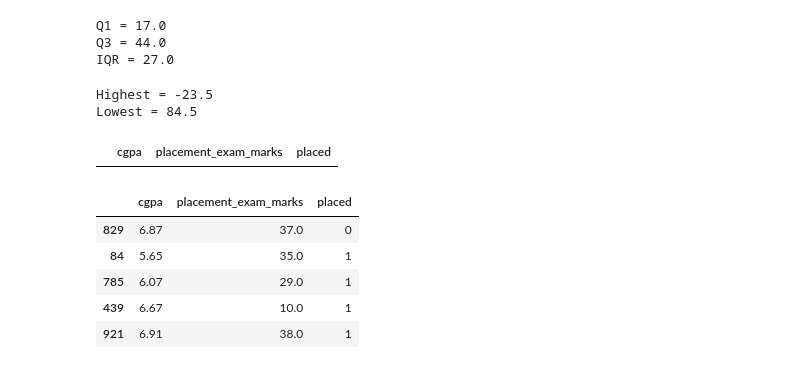
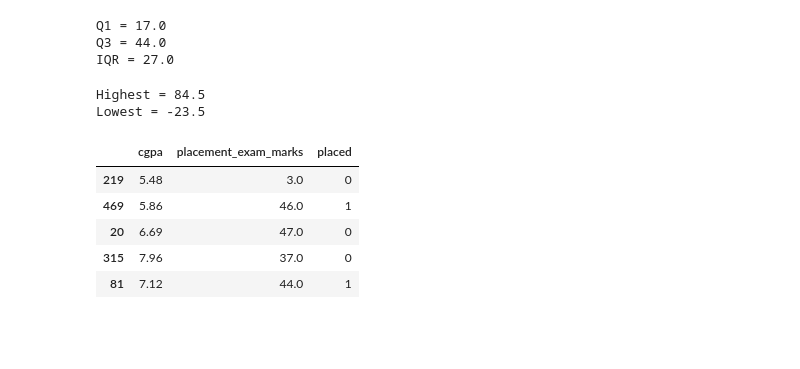
Before and after one commit to Khushi130404/Outlier_Exterminator, a Jupyter notebook: IQR/trimming.ipynb, the cells around one changed output. Drawn from its saved outputs; the diff is of its cells as text; code cells hidden in the pictures; blank space fills up the shorter version.

```diff
--- a/IQR/trimming.ipynb
+++ b/IQR/trimming.ipynb
@@ -69,24 +69,22 @@ Q1 = 17.0
 Q3 = 44.0
 IQR = 27.0
 # %%
-highest = Q1-1.5*IQR
-lowest = Q3+1.5*IQR
+lowest = Q1-1.5*IQR
+highest = Q3+1.5*IQR
 print("Highest =",highest)
 print("Lowest =",lowest)
 # %% [output]
-Highest = -23.5
-Lowest = 84.5
+Highest = 84.5
+Lowest = -23.5
 # %%
-df[(df['placement_exam_marks']<highest) & (df['placement_exam_marks']>lowest)]
+new_df = df[(df['placement_exam_marks']<highest) & (df['placement_exam_marks']>lowest)]
-# %% [output]
-|  | cgpa | placement_exam_marks | placed |
 # %%
-df.sample(5)
+new_df.sample(5)
 # %% [output]
 |  | cgpa | placement_exam_marks | placed |
-| 829 | 6.87 | 37.0 | 0 |
-| 84 | 5.65 | 35.0 | 1 |
-| 785 | 6.07 | 29.0 | 1 |
-| 439 | 6.67 | 10.0 | 1 |
-| 921 | 6.91 | 38.0 | 1 |
+| 219 | 5.48 | 3.0 | 0 |
+| 469 | 5.86 | 46.0 | 1 |
+| 20 | 6.69 | 47.0 | 0 |
+| 315 | 7.96 | 37.0 | 0 |
+| 81 | 7.12 | 44.0 | 1 |
 # %%
```
Also changed, not shown: parts of 6 cells of this notebook, 1 other file.
